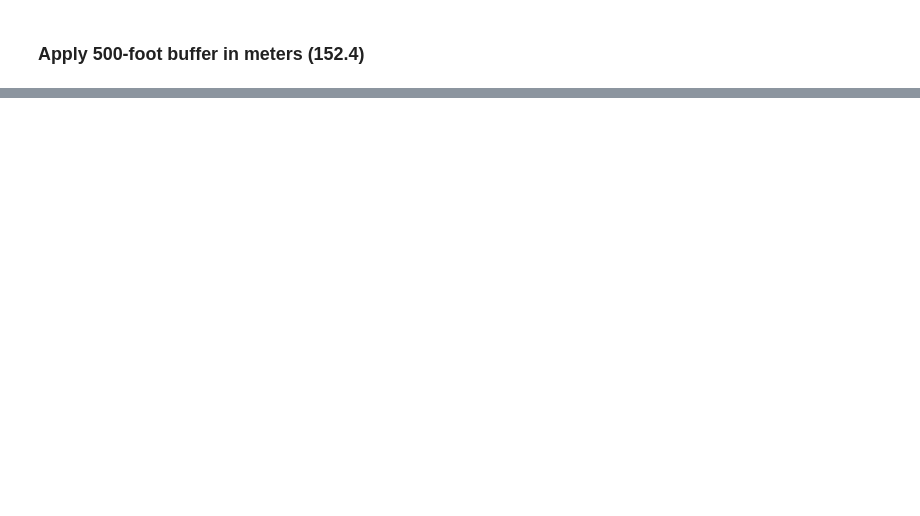
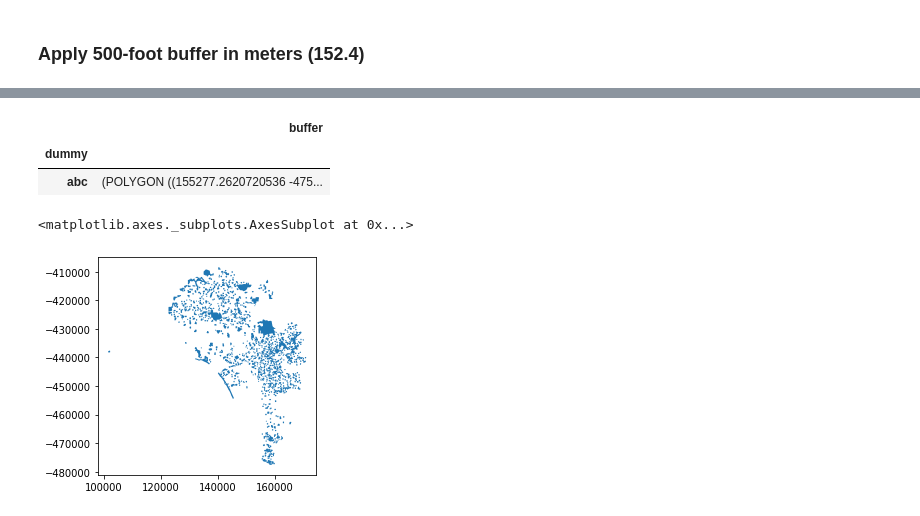
Before and after one commit to stiles/data, a Jupyter notebook: la-city-homeless-buffer-maps/la-homeless-buffers.ipynb, the cells around one changed output, grey strips where cells are left out. Drawn from its saved outputs; the diff is of its cells as text; code cells hidden in the pictures; blank space fills up the shorter version.

```diff
--- a/la-city-homeless-buffer-maps/la-homeless-buffers.ipynb
+++ b/la-city-homeless-buffer-maps/la-homeless-buffers.ipynb
@@ -50,0 +96,2 @@ NameError: name 'geoplot' is not defined
+# %%
+alldata['dummy'] = 'abc'
@@ -50,0 +109,13 @@ NameError: name 'geoplot' is not defined
+# %%
+allbuffers = gpd.GeoDataFrame(alldata[['dummy','buffer']], geometry='buffer').dissolve(by = 'dummy')
+# %%
+allbuffers
+# %% [output]
+|  | buffer |
+| dummy |  |
+| abc | (POLYGON ((155277.2620720536 -475... |
+# %%
+allbuffers.plot()
+# %% [output]
+<matplotlib.axes._subplots.AxesSubplot at 0x...>
+[figure, added]
```
Also changed, not shown: parts of 54 cells of this notebook, 34 other files.
